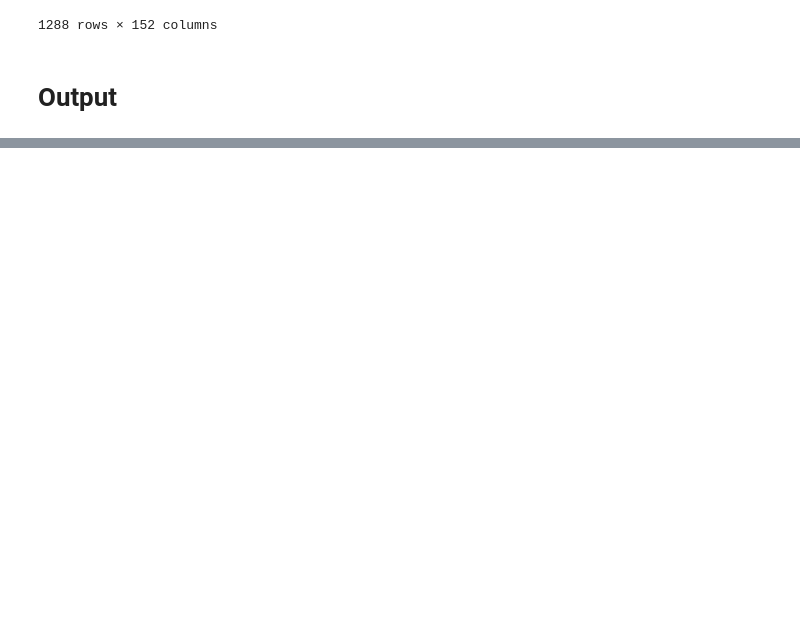
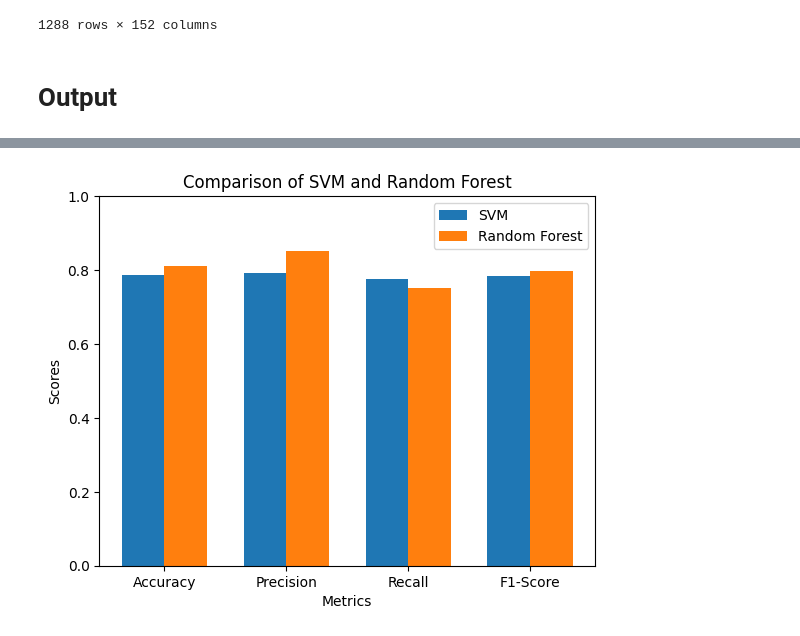
Before and after one commit to MiguelPartosa/Thesis-FOS-BinaryClass-WSD, a Jupyter notebook: Ensemble Model.ipynb, the cells around one changed output, grey strips where cells are left out. Saved outputs shown, nothing was run; the diff lists cells and outputs as text; code cells hidden in the pictures; blank space fills up the shorter version.

Commit message:
merged with models

```diff
--- a/Ensemble Model.ipynb
+++ b/Ensemble Model.ipynb
@@ -518,0 +593,8 @@ pd.concat([df_train, df_pca_kmeans], axis=1)
+# %%
+# Train SVM Model
+svm_best.fit(X_train_selected, labels_train)
+y_pred_svm = svm_best.predict(X_test_selected)
+# %%
+# Train Random Forest Model
+rf_best.fit(X_train_selected, labels_train)
+y_pred_rf = rf_best.predict(X_test_selected)
@@ -518,0 +677,38 @@ pd.concat([df_train, df_pca_kmeans], axis=1)
+# %%
+# Evaluation metrics
+metrics = ['Accuracy', 'Precision', 'Recall', 'F1-Score']
+svm_scores = [
+    accuracy_score(labels_test, y_pred_svm),
+    precision_score(labels_test, y_pred_svm),
+    recall_score(labels_test, y_pred_svm),
+    f1_score(labels_test, y_pred_svm)
+]
+rf_scores = [
+    accuracy_score(labels_test, y_pred_rf),
+    precision_score(labels_test, y_pred_rf),
+    recall_score(labels_test, y_pred_rf),
+    f1_score(labels_test, y_pred_rf)
+]
+
+# Confusion Matrices
+svm_cm = confusion_matrix(labels_test, y_pred_svm)
+rf_cm = confusion_matrix(labels_test, y_pred_rf)
+# %%
+# Plotting the comparison
+x = np.arange(len(metrics))
+width = 0.35
+
+fig, ax = plt.subplots()
+rects1 = ax.bar(x - width/2, svm_scores, width, label='SVM')
+rects2 = ax.bar(x + width/2, rf_scores, width, label='Random Forest')
+
+ax.set_xlabel('Metrics')
+ax.set_ylabel('Scores')
+ax.set_title('Comparison of SVM and Random Forest')
+ax.set_xticks(x)
+ax.set_xticklabels(metrics)
+ax.legend()
+plt.ylim(0, 1)
+plt.show()
+# %% [output]
+[figure, added]
```
Also changed, not shown: parts of 22 cells of this notebook.
